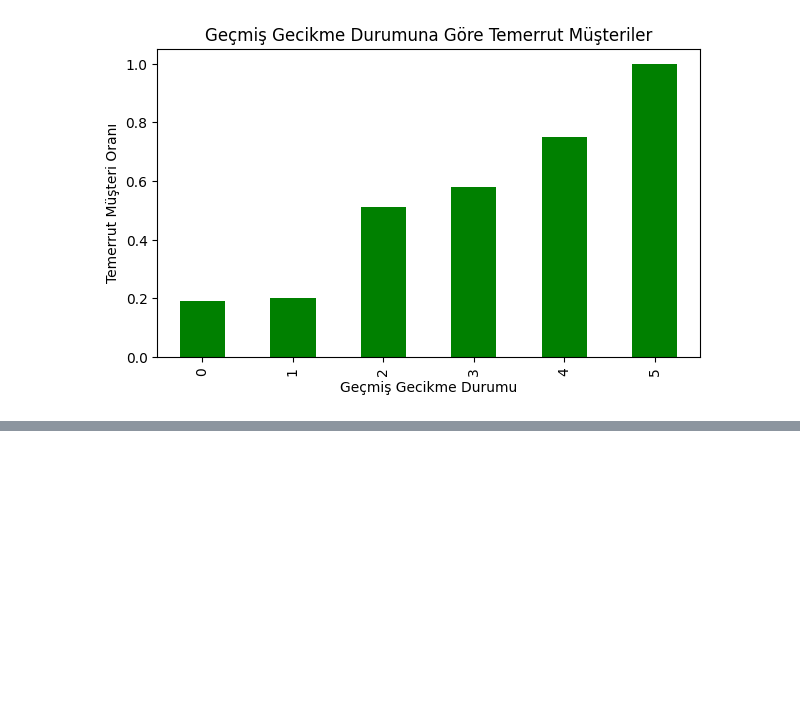
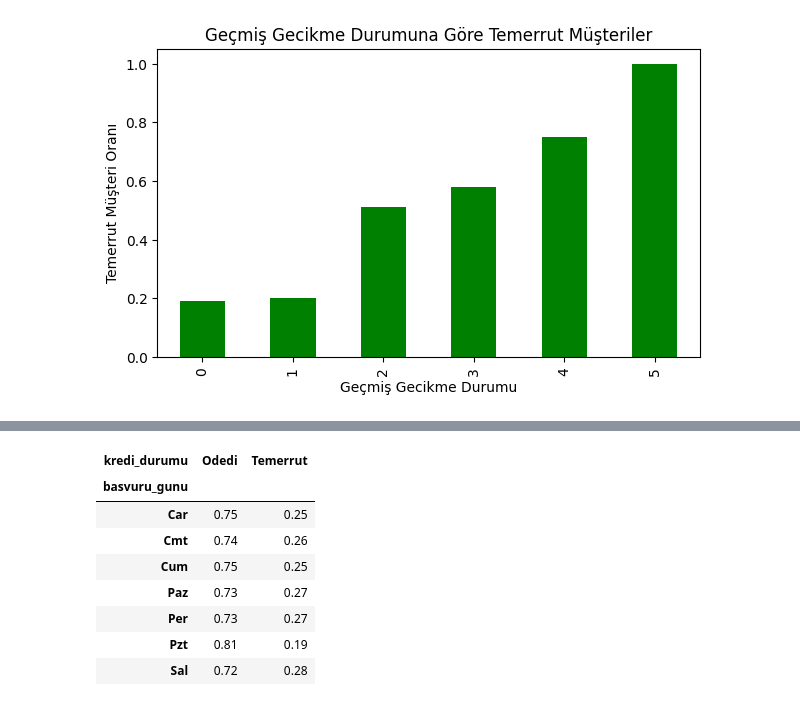
Before and after one commit to europecodingschool/ECS---VB---YZ---08.26, a Jupyter notebook: VB_YZ_Ders_15_.ipynb, the cells around one changed output, grey strips where cells are left out. Drawn from its saved outputs; the diff is of its cells as text; code cells hidden in the pictures; blank space fills up the shorter version.

```diff
--- a/VB_YZ_Ders_15_.ipynb
+++ b/VB_YZ_Ders_15_.ipynb
@@ -134,0 +185,13 @@ plt.show()
+# %%
+gun_tablosu = pd.crosstab(veri["basvuru_gunu"], veri["kredi_durumu"],normalize="index").round(2)
+gun_tablosu
+# %% [output]
+| kredi_durumu | Odedi | Temerrut |
+| basvuru_gunu |  |  |
+| Car | 0.75 | 0.25 |
+| Cmt | 0.74 | 0.26 |
+| Cum | 0.75 | 0.25 |
+| Paz | 0.73 | 0.27 |
+| Per | 0.73 | 0.27 |
+| Pzt | 0.81 | 0.19 |
+| Sal | 0.72 | 0.28 |
```
Also changed, not shown: parts of 12 cells of this notebook.
